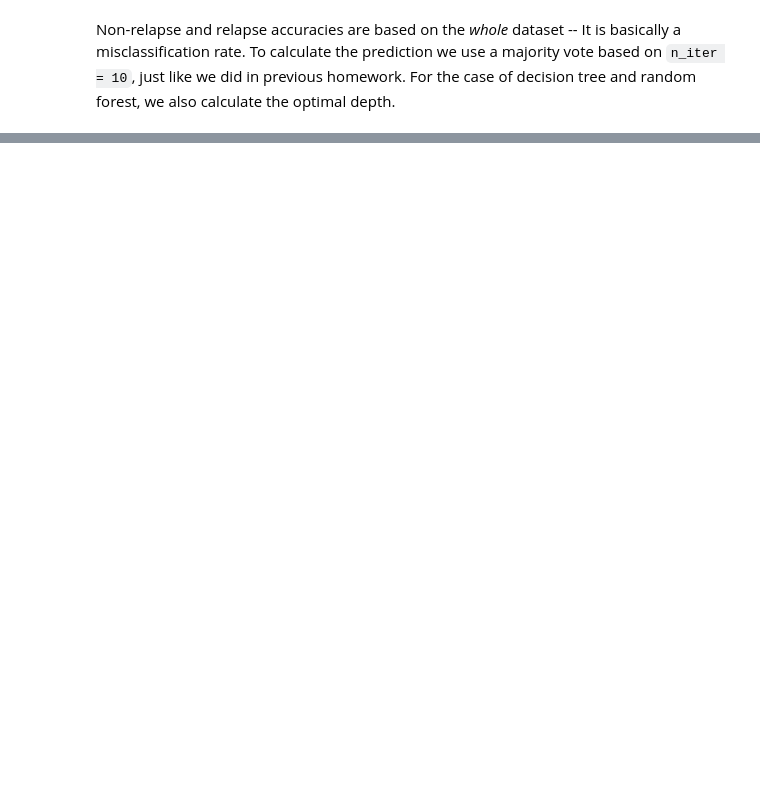
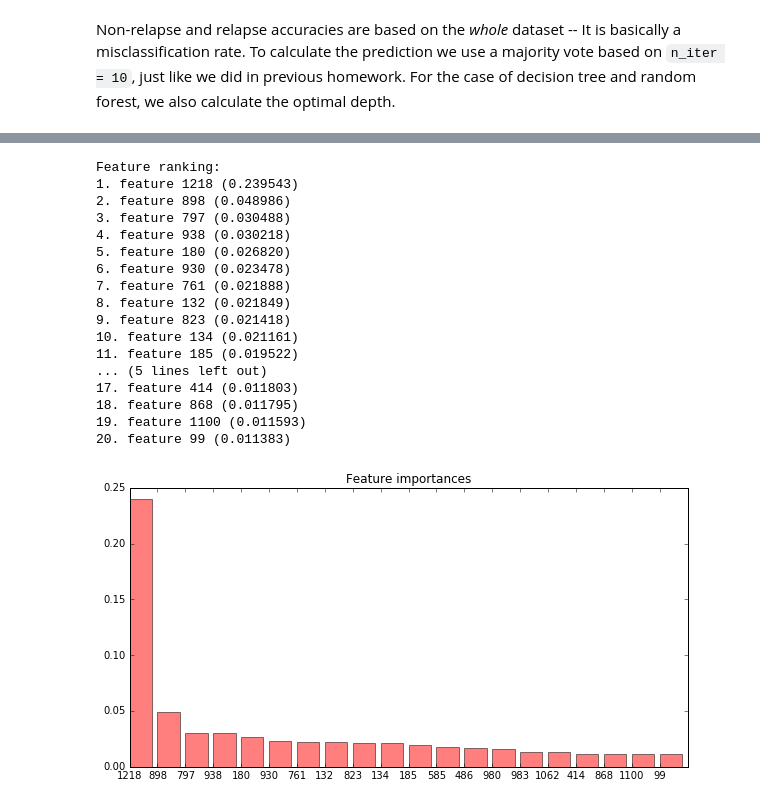
Before and after one commit to fbecerra/seizuresandepilepsy, a Jupyter notebook: explore_ncds_data.ipynb, the cells around one changed output, grey strips where cells are left out. Cells and saved outputs as stored; diff of their text form; code cells hidden in the pictures; blank space fills up the shorter version.

```diff
--- a/explore_ncds_data.ipynb
+++ b/explore_ncds_data.ipynb
@@ -396,0 +446,8 @@ Non-relapse and relapse accuracies are based on the *whole* dataset -- It is bas
+# %%
+pred_matrix = np.zeros((len(y_test),100))
+importance_matrix = np.zeros((1284, 100))
+for i in range(100):
+    dt = DecisionTree(max_depth = 30)
+    dt.fit(x_train_sub, y_train_sub)
+    pred_matrix[:,i] = dt.predict(x_test)
+    importance_matrix[:,i] = dt.feature_importances_
@@ -396,0 +470,10 @@ Non-relapse and relapse accuracies are based on the *whole* dataset -- It is bas
+# %%
+importance = importance_matrix.mean(axis =1)
+indices = np.argsort(importance)[::-1][0:20]
+
+namelist = []
+for ind in indices:
+    name = find_feature(ind, index, features)
+    namelist.append(name)
+print namelist
+print importance[indices]
@@ -396,0 +525,38 @@ Non-relapse and relapse accuracies are based on the *whole* dataset -- It is bas
+# %%
+# Compute the feature importances for decision tree
+# Print the feature ranking
+print("Feature ranking:")
+
+#for f in range(x_train.shape[1]):
+for f in range(20):
+    print("%d. feature %d (%f)" % (f + 1, indices[f], importance[indices[f]]))
+
+# Plot the feature importances of the forest
+plt.figure(figsize = (10,5))
+plt.title("Feature importances")
+
+#Bar plot of the frequencies of the top words
+plt.bar(range(20), importance[indices], color='red', alpha=0.5)
+
+#Label the bars with the top words
+plt.xticks(range(20), indices)
+plt.show()
+# %% [output]
+Feature ranking:
+1. feature 1218 (0.239543)
+2. feature 898 (0.048986)
+3. feature 797 (0.030488)
+4. feature 938 (0.030218)
+5. feature 180 (0.026820)
+6. feature 930 (0.023478)
+7. feature 761 (0.021888)
+8. feature 132 (0.021849)
+9. feature 823 (0.021418)
+10. feature 134 (0.021161)
+11. feature 185 (0.019522)
+... (5 lines left out)
+17. feature 414 (0.011803)
+18. feature 868 (0.011795)
+19. feature 1100 (0.011593)
+20. feature 99 (0.011383)
+[figure, added]
```
Also changed, not shown: parts of 41 cells of this notebook.
